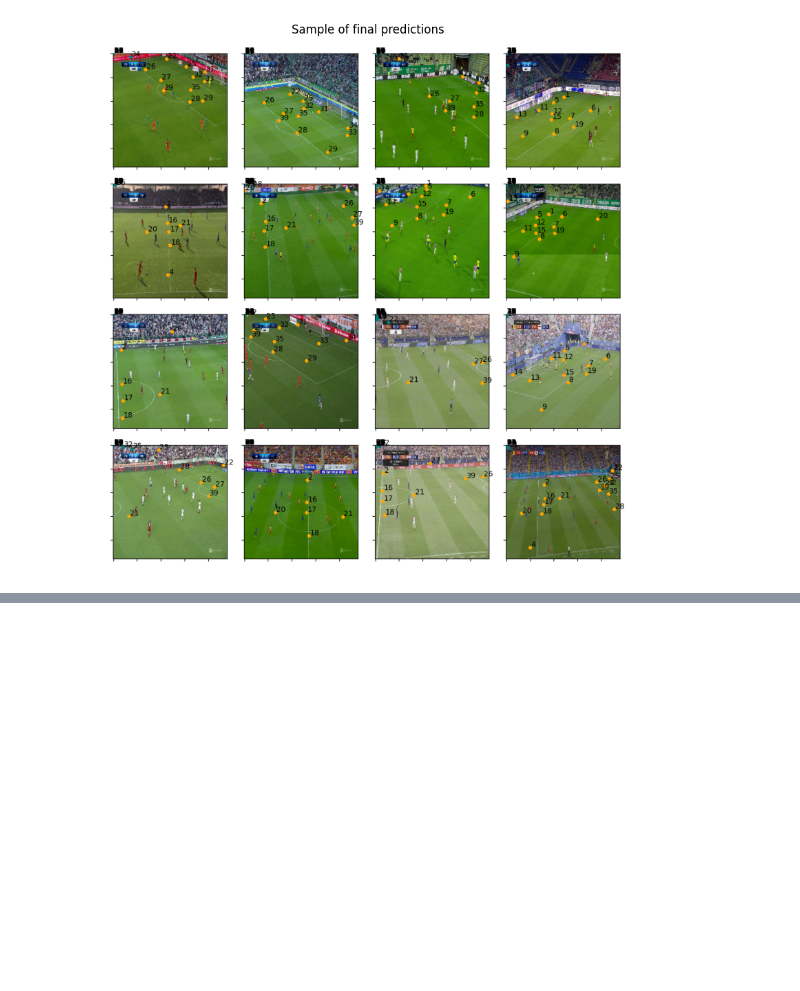
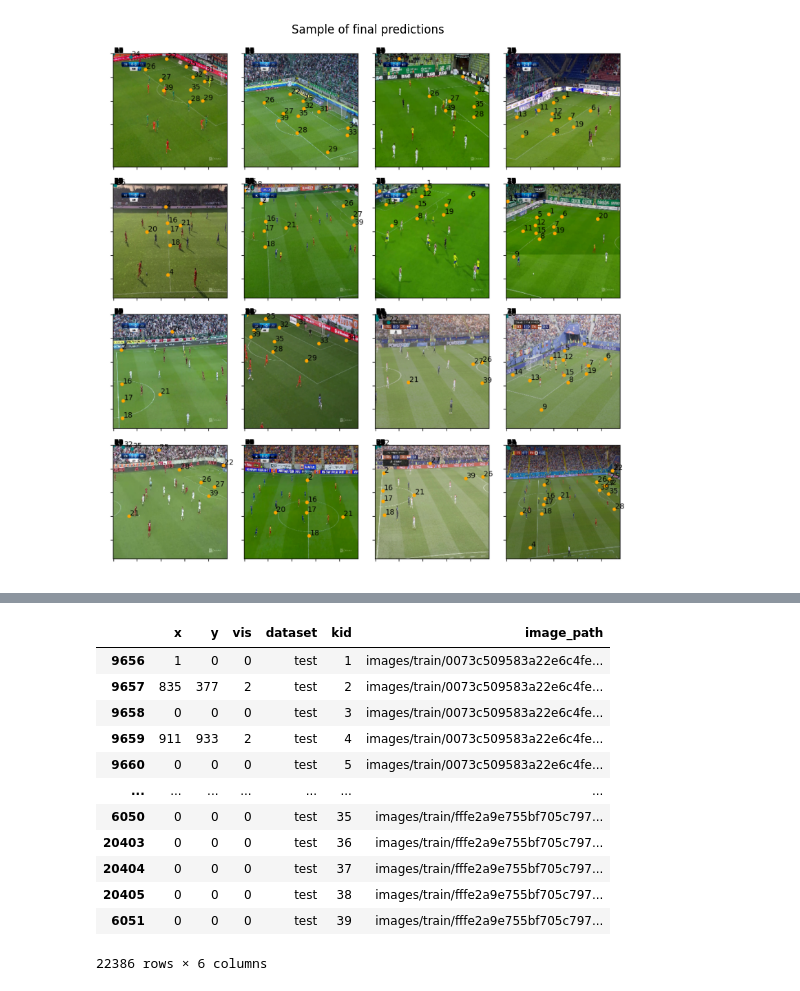
Before and after one commit to PiotrGrabysz/PitchGeometry, a Jupyter notebook: Training.ipynb, the cells around one changed output, grey strips where cells are left out. Drawn from its saved outputs; the diff is of its cells as text; code cells hidden in the pictures; blank space fills up the shorter version.

```diff
--- a/Training.ipynb
+++ b/Training.ipynb
@@ -426,0 +429,2 @@ plt.show()
+# %%
+model = tf.keras.models.load_model('checkpoints/20221124_094146/saved_model')
@@ -426,0 +433,2 @@ plt.show()
+# %%
+y_hat = model.predict(val_ds)
@@ -426,0 +441,2 @@ plt.show()
+# %%
+val_df = keypoints_to_df(y_hat, val_paths)
@@ -426,0 +454,16 @@ plt.show()
+# %%
+val_df
+# %% [output]
+|  | x | y | vis | dataset | kid | image_path |
+| 9656 | 1 | 0 | 0 | test | 1 | images/train/0073c509583a22e6c4fe... |
+| 9657 | 835 | 377 | 2 | test | 2 | images/train/0073c509583a22e6c4fe... |
+| 9658 | 0 | 0 | 0 | test | 3 | images/train/0073c509583a22e6c4fe... |
+| 9659 | 911 | 933 | 2 | test | 4 | images/train/0073c509583a22e6c4fe... |
+| 9660 | 0 | 0 | 0 | test | 5 | images/train/0073c509583a22e6c4fe... |
+| ... | ... | ... | ... | ... | ... | ... |
+| 6050 | 0 | 0 | 0 | test | 35 | images/train/fffe2a9e755bf705c797... |
+| 20403 | 0 | 0 | 0 | test | 36 | images/train/fffe2a9e755bf705c797... |
+| 20404 | 0 | 0 | 0 | test | 37 | images/train/fffe2a9e755bf705c797... |
+| 20405 | 0 | 0 | 0 | test | 38 | images/train/fffe2a9e755bf705c797... |
+| 6051 | 0 | 0 | 0 | test | 39 | images/train/fffe2a9e755bf705c797... |
+22386 rows × 6 columns
```
Also changed, not shown: parts of 9 cells of this notebook.
